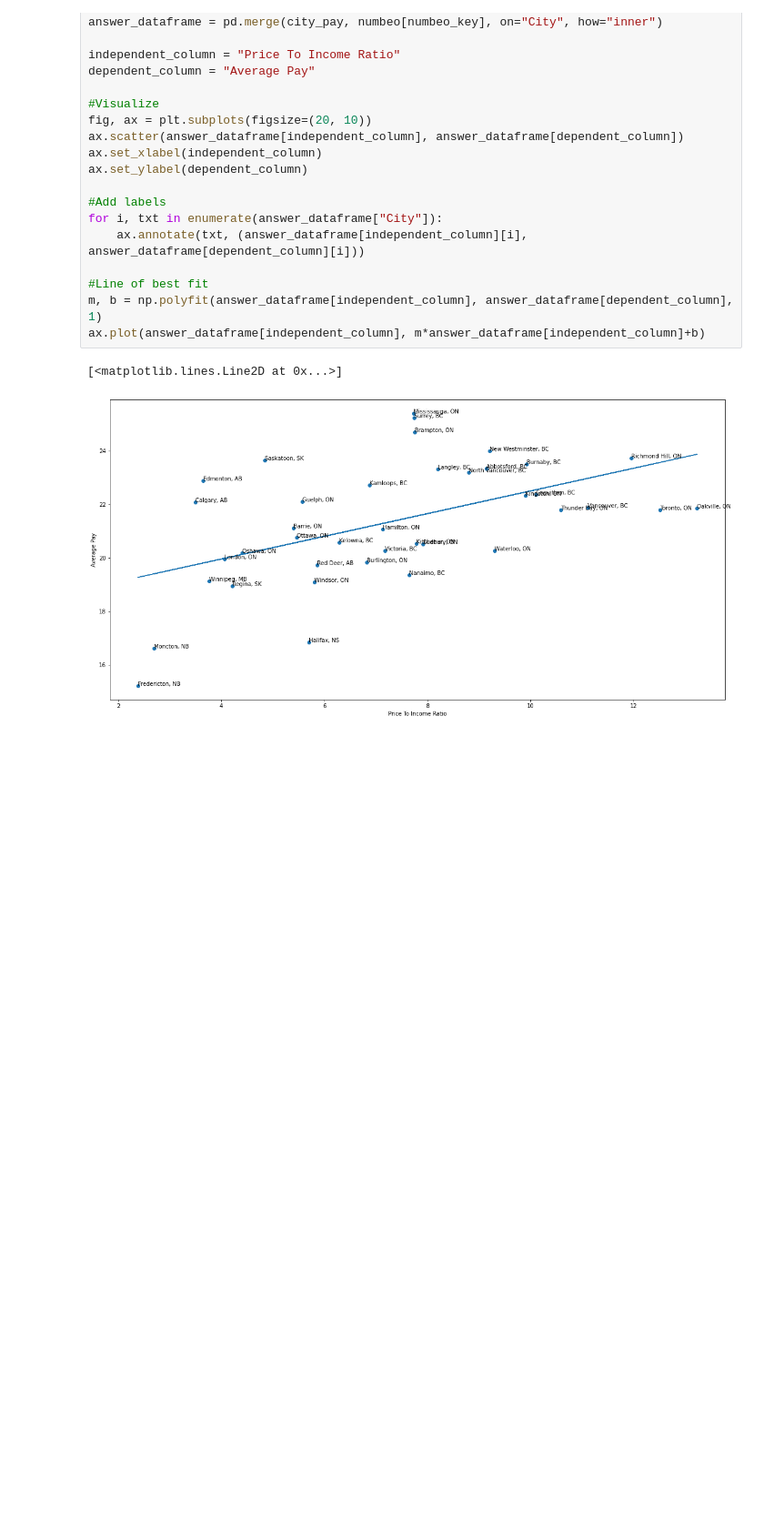
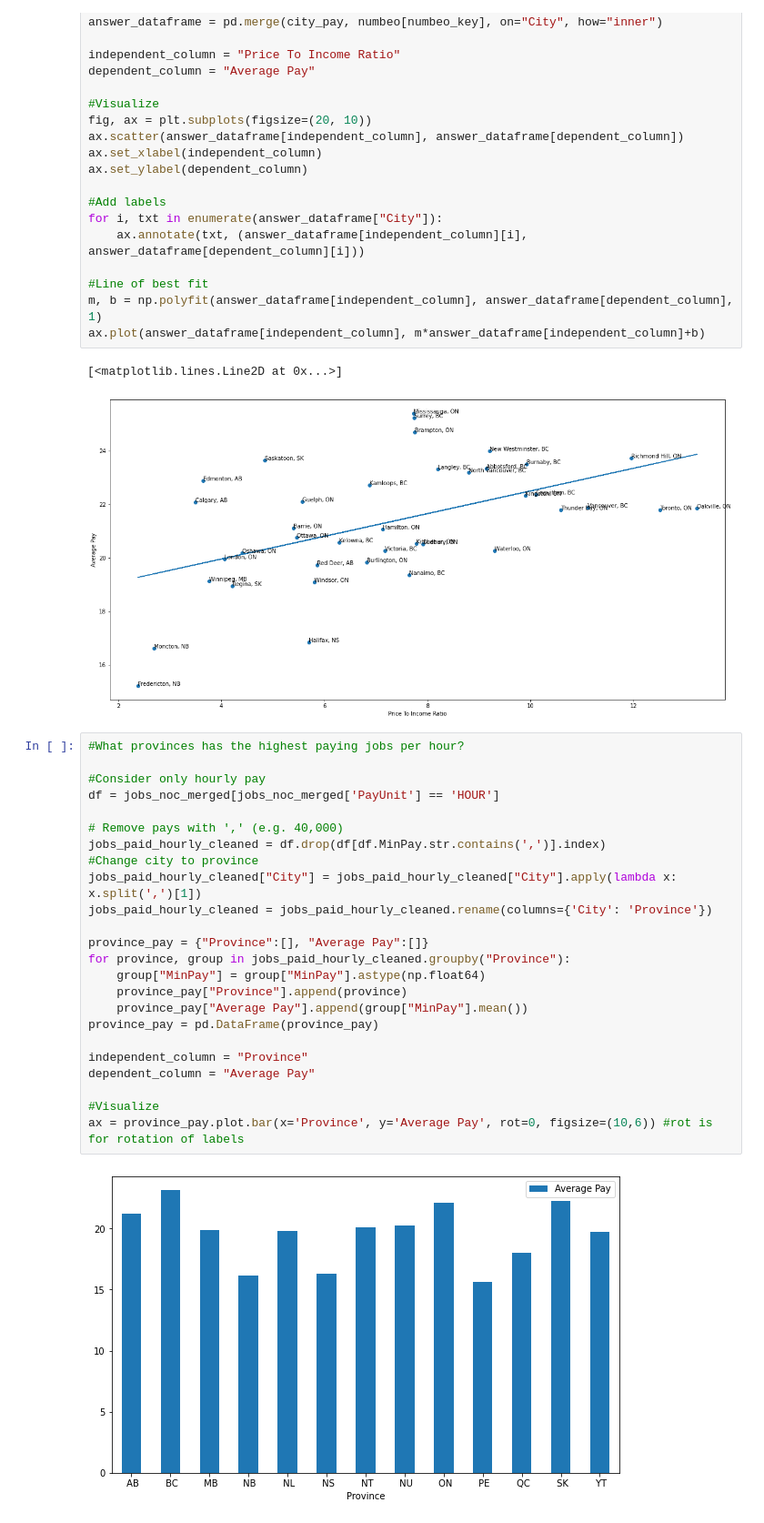
Before and after one commit to ChristopheTran/Canadian-Jobs-Amid-a-Pandemic, a Jupyter notebook: Playground.ipynb, the cells around one changed output. Shown at 91% size. Drawn from its saved outputs; the diff is of its cells as text; blank space fills up the shorter version.

Commit message:
Added data analysis for several questions

```diff
--- a/Playground.ipynb
+++ b/Playground.ipynb
@@ -153,3 +153,29 @@ ax.plot(answer_dataframe[independent_column], m*answer_dataframe[independent_col
 # %% [output]
 [<matplotlib.lines.Line2D at 0x...>]
 [figure]
+# %%
+#What provinces has the highest paying jobs per hour?
+
+#Consider only hourly pay
+df = jobs_noc_merged[jobs_noc_merged['PayUnit'] == 'HOUR']
+
+# Remove pays with ',' (e.g. 40,000)
+jobs_paid_hourly_cleaned = df.drop(df[df.MinPay.str.contains(',')].index)
+#Change city to province
+jobs_paid_hourly_cleaned["City"] = jobs_paid_hourly_cleaned["City"].apply(lambda x: x.split(',')[1])
+jobs_paid_hourly_cleaned = jobs_paid_hourly_cleaned.rename(columns={'City': 'Province'})
+
+province_pay = {"Province":[], "Average Pay":[]}
+for province, group in jobs_paid_hourly_cleaned.groupby("Province"):
+    group["MinPay"] = group["MinPay"].astype(np.float64)
+    province_pay["Province"].append(province)
+    province_pay["Average Pay"].append(group["MinPay"].mean())
+province_pay = pd.DataFrame(province_pay)
+
+independent_column = "Province"
+dependent_column = "Average Pay"
+
+#Visualize
+ax = province_pay.plot.bar(x='Province', y='Average Pay', rot=0, figsize=(10,6)) #rot is for rotation of labels
+# %% [output]
+[figure, added]
```
Also changed, not shown: parts of 6 cells of this notebook.
